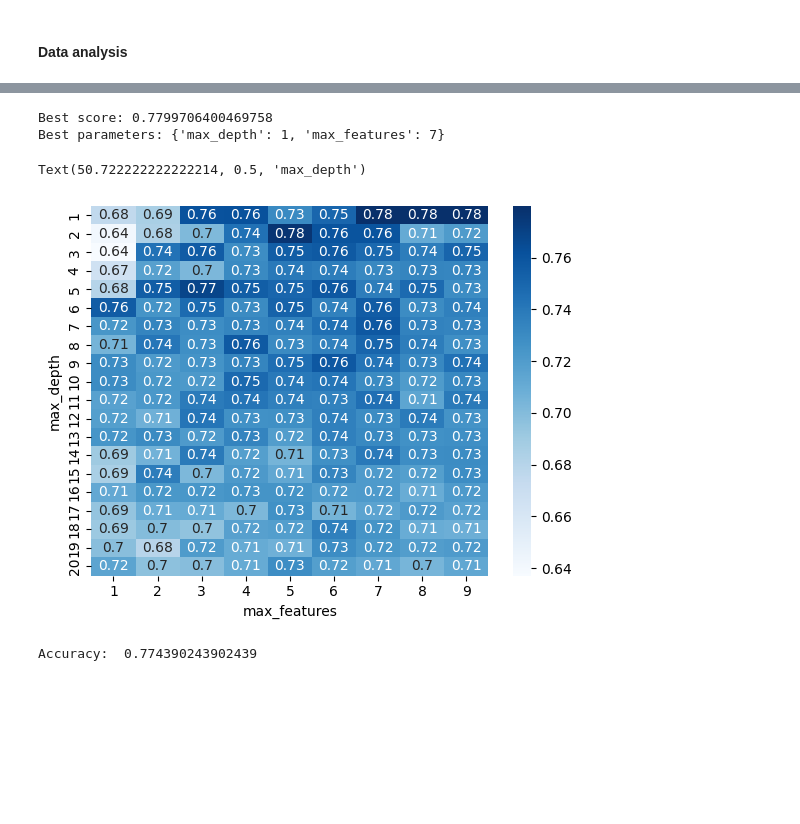
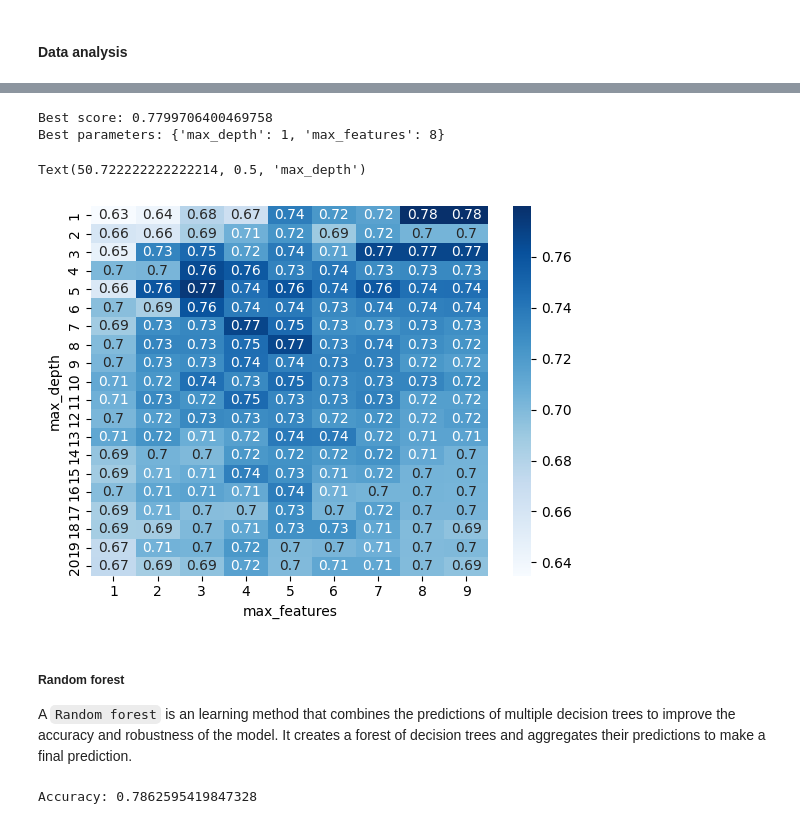
Before and after one commit to antoniooazevedo/titanic-dataset-analysis, a Jupyter notebook: analysis.ipynb, the cells around one changed output, grey strips where cells are left out. Drawn from its saved outputs; the diff is of its cells as text; code cells hidden in the pictures; blank space fills up the shorter version.

```diff
--- a/analysis.ipynb
+++ b/analysis.ipynb
@@ -92,15 +94,18 @@ After addressing the features with a significat percentage of NaN values, we tur
 # %%
-# Changing the Nan values in the age and fare columns to the mean of the column
-data.fillna({'age': data['age'].mean(), 'fare': data['fare'].mean()}, inplace=True)
+# Changing the Nan values in the age, fare and embarked columns to the mean of the column
+data.fillna({'age': data['age'].mean(), 'fare': data['fare'].mean(), 'embarked': data['embarked'].mode()[0]}, inplace=True)
 
 # Dropping the body, boat, cabin and home.dest columns
-processed_data = data.drop(['boat', 'body', 'cabin', 'home.dest'], axis=1)
+processed_data = data.drop([
+    'boat',
+    'body',
+    'cabin',
+    'home.dest',
+    'name',
+    'ticket'
+], axis=1)
 
-# Converting the categorical columns: sex and embarked to numerical columns
-processed_data = pd.get_dummies(processed_data, columns=['sex', 'embarked'])
 
-# Droping the name and ticket columns
-processed_data = processed_data.drop(['name', 'ticket'], axis=1)
-
-processed_data.info()
+processed_data = pd.get_dummies(processed_data)
+processed_data.head()
 # %% [output]
@@ -124,0 +120,11 @@ memory usage: 67.9 KB
+# %%
+processed_data['family'] = processed_data['sibsp'] + processed_data['parch']
+
+processed_data = processed_data.drop([
+    'sex_male',
+    'sibsp',
+    'parch'
+], axis=1)
+
+
+processed_data.head()
@@ -242,49 +238,43 @@ Text(0.5, 1.0, 'Average score: 77.99706400469759')
 # %%
 
 from sklearn.model_selection import GridSearchCV
 
 decision_tree_classifier = DecisionTreeClassifier()
 
 parameter_grid = {'max_depth': [1, 2, 3, 4, 5, 6, 7, 8, 9, 10, 11, 12, 13, 14, 15, 16, 17, 18, 19, 20],
                   'max_features': [1, 2, 3, 4, 5, 6, 7, 8, 9]}
 
 cross_validation = StratifiedKFold(n_splits=10)
 
 grid_search = GridSearchCV( decision_tree_classifier, param_grid=parameter_grid, cv=cross_validation)
 
-grid_search.fit(all_inputs, all_labels)
+grid_search.fit(X, y)
 
 print('Best score: {}'.format(grid_search.best_score_))
 print('Best parameters: {}'.format(grid_search.best_params_))
 
 
 grid_visualization = grid_search.cv_results_['mean_test_score']
 grid_visualization.shape = (20, 9)
 sb.heatmap(grid_visualization, cmap='Blues', annot=True)
 plt.xticks(np.arange(9) + 0.5, grid_search.param_grid['max_features'])
 plt.yticks(np.arange(20) + 0.5, grid_search.param_grid['max_depth'])
 plt.xlabel('max_features')
 plt.ylabel('max_depth')
 # %% [output]
 Best score: 0.7799706400469758
-Best parameters: {'max_depth': 1, 'max_features': 7}
+Best parameters: {'max_depth': 1, 'max_features': 8}
 Text(50.722222222222214, 0.5, 'max_depth')
-[figure, old version]
+[figure, new version]
-# %%
-from sklearn.ensemble import RandomForestClassifier
-from sklearn.metrics import accuracy_score
-
-#! tirar isto q isto é copy paste
-def print_accuracy_score(y_test, y_pred):
-  accuracy = accuracy_score(y_test, y_pred)
-  print("Accuracy: ", accuracy)
-
-random_forest_classifier = RandomForestClassifier()
-
-random_forest_classifier.fit(training_inputs, training_classes)
-
-predictions = random_forest_classifier.predict(testing_inputs)
-
-print_accuracy_score(testing_classes, predictions)
-# %% [output]
-Accuracy:  0.774390243902439
+# %% [markdown]
+##### Random forest
+
+A `Random forest` is an learning method that combines the predictions of multiple decision trees to improve the accuracy and robustness of the model. It creates a forest of decision trees and aggregates their predictions to make a final prediction.
+# %%
+model = RandomForestClassifier()
+model.fit(X_train, y_train)
+y_pred = model.predict(X_test)
+accuracy = accuracy_score(y_test, y_pred)
+print(f'Accuracy: {accuracy}')
+# %% [output]
+Accuracy: 0.7862595419847328
```
Also changed, not shown: parts of 26 cells of this notebook.
